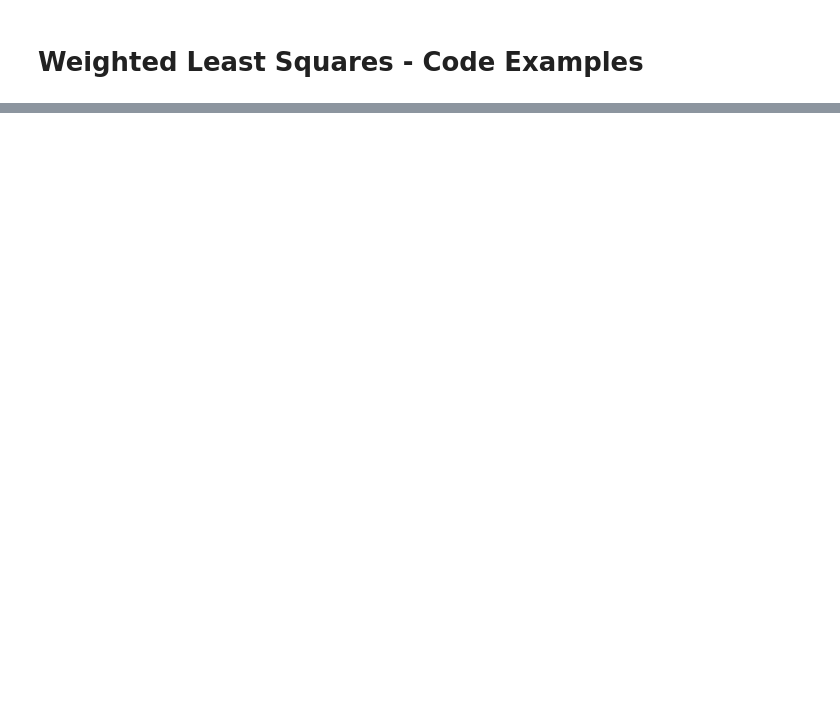
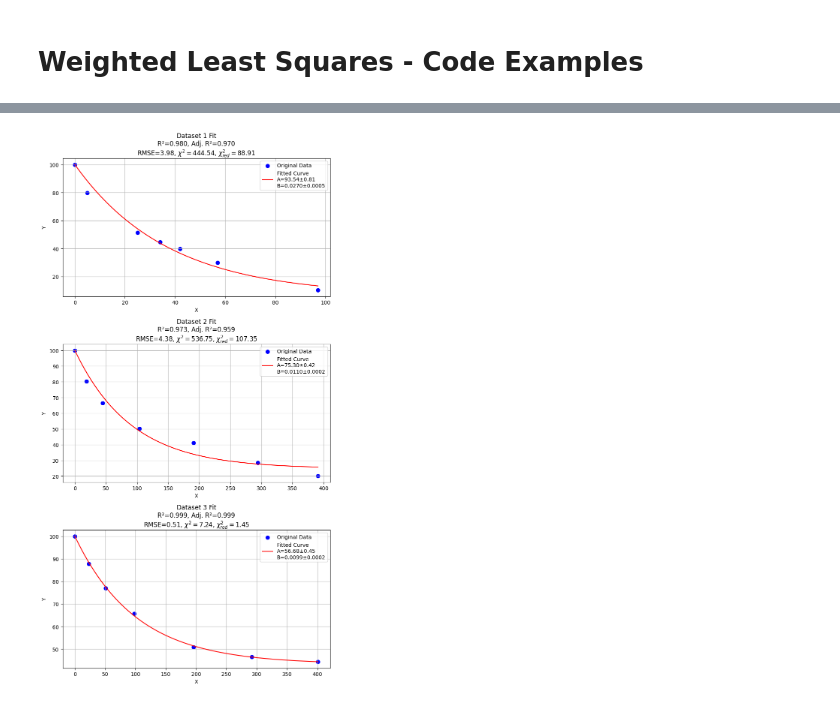
Before and after one commit to Yakovliev/quantopia, a Jupyter notebook: _sources/math/01_basics/weighted-least-squares-code.ipynb, the cells around one changed output, grey strips where cells are left out. Drawn from its saved outputs; the diff is of its cells as text; code cells hidden in the pictures; blank space fills up the shorter version.

```diff
--- a/_sources/math/01_basics/weighted-least-squares-code.ipynb
+++ b/_sources/math/01_basics/weighted-least-squares-code.ipynb
@@ -76 +206,21 @@ datasets = [
+# %%
+# 2. Prepare the datasets
+# Dataset 1
+data1_x = np.array([0, 5, 25, 34, 42, 57, 97])
+data1_y = np.array([100, 79.7, 51.3, 44.6, 39.8, 29.9, 10.3])
+
+# Dataset 2
+data2_x = np.array([0, 19, 45, 104, 191, 294, 391])
+data2_y = np.array([100, 80.4, 66.4, 50.1, 41.2, 28.5, 20.1])
+
+# Dataset 3
+data3_x = np.array([0, 23, 51, 98, 196, 292, 401])
+data3_y = np.array([100, 87.8, 77, 65.7, 50.9, 46.5, 44.4])
+
+# Combine datasets into a list for easier iteration
+datasets = [
+    {"name": "Dataset 1", "x": data1_x, "y": data1_y},
+    {"name": "Dataset 2", "x": data2_x, "y": data2_y},
+    {"name": "Dataset 3", "x": data3_x, "y": data3_y},
+]
 # %%
@@ -195,0 +356,30 @@ plt.show()
+# %%
+# 4. Plotting the results
+plt.figure(figsize=(8, 15))
+
+for i, res in enumerate(results):
+    plt.subplot(len(results), 1, i + 1)
+    plt.scatter(res["x_data"], res["y_data"], label="Original Data", color='blue', s=50)
+
+    if "y_predicted" in res:
+        x_plot = np.linspace(min(res["x_data"]), max(res["x_data"]), 500)
+        y_plot = custom_function(x_plot, res["A_fit"], res["B_fit"])
+        plt.plot(x_plot, y_plot, color='red', label=f"Fitted Curve\nA={res['A_fit']:.2f}±{res['A_err']:.2f}\nB={res['B_fit']:.4f}±{res['B_err']:.4f}")
+
+        if not np.isnan(res['adjusted_r_squared']):
+            plt.title(f"{res['name']} Fit\nR²={res['r_squared']:.3f}, Adj. R²={res['adjusted_r_squared']:.3f}\nRMSE={res['rmse']:.2f}, $\\chi^2={res['chi_squared']:.2f}$, $\\chi^2_{{red}}={res['reduced_chi_squared']:.2f}$")
+        else:
+            plt.title(f"{res['name']} Fit\nR²={res['r_squared']:.3f}, RMSE={res['rmse']:.2f}\nAdj. R²: N/A")
+    else:
+        plt.title(f"{res['name']} (Fit Error)")
+        plt.text(0.5, 0.5, f"Error: {res['error']}", horizontalalignment='center', verticalalignment='center', transform=plt.gca().transAxes, color='red')
+
+    plt.xlabel("X")
+    plt.ylabel("Y")
+    plt.legend()
+    plt.grid(True)
+
+plt.tight_layout()
+plt.show()
+# %% [output]
+[figure, added]
```
Also changed, not shown: parts of 17 cells of this notebook, 9 other files.
